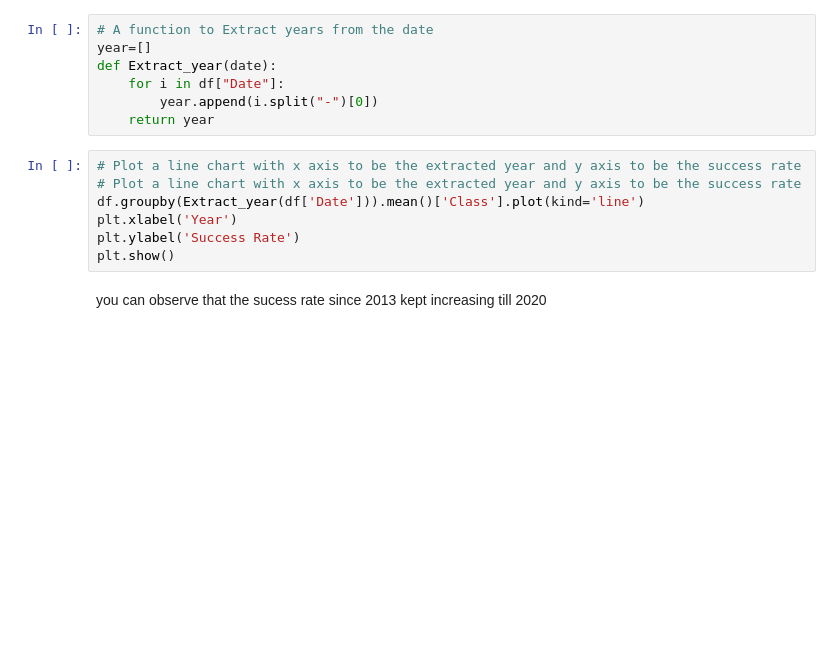
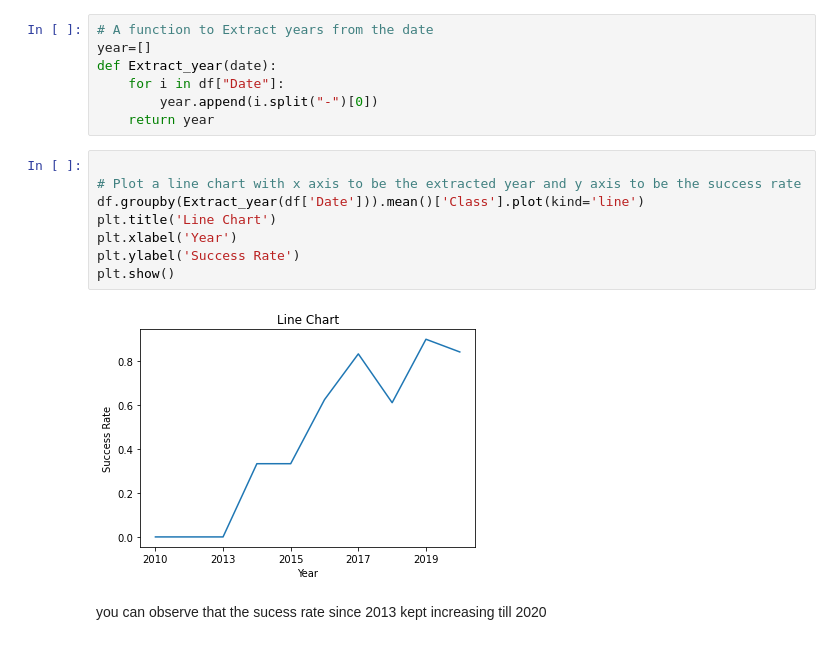
Before and after one commit to italollima/DS_IBM, a Jupyter notebook: EDA with Visualization.ipynb, the cells around one changed output. Cells and saved outputs as stored; diff of their text form; blank space fills up the shorter version.

```diff
--- a/EDA with Visualization.ipynb
+++ b/EDA with Visualization.ipynb
@@ -171,12 +173,15 @@ def Extract_year(date):
         year.append(i.split("-")[0])
     return year
 # %%
-# Plot a line chart with x axis to be the extracted year and y axis to be the success rate
+
 # Plot a line chart with x axis to be the extracted year and y axis to be the success rate
 df.groupby(Extract_year(df['Date'])).mean()['Class'].plot(kind='line')
+plt.title('Line Chart')
 plt.xlabel('Year')
 plt.ylabel('Success Rate')
 plt.show()
+# %% [output]
+[figure, added]
 # %% [markdown]
 you can observe that the sucess rate since 2013 kept increasing till 2020
 # %% [markdown]
```
Also changed, not shown: parts of 5 cells of this notebook.
